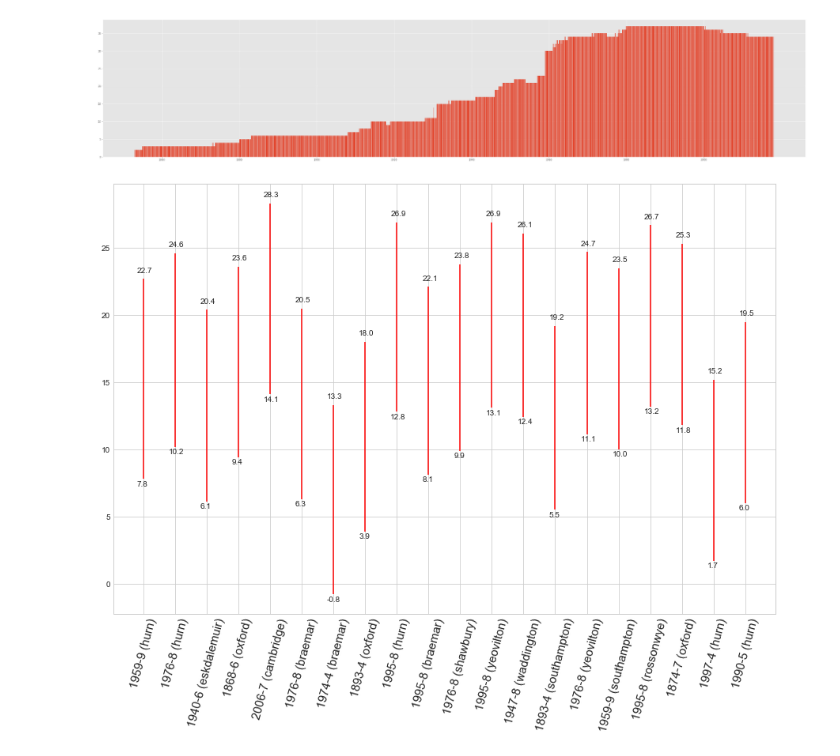
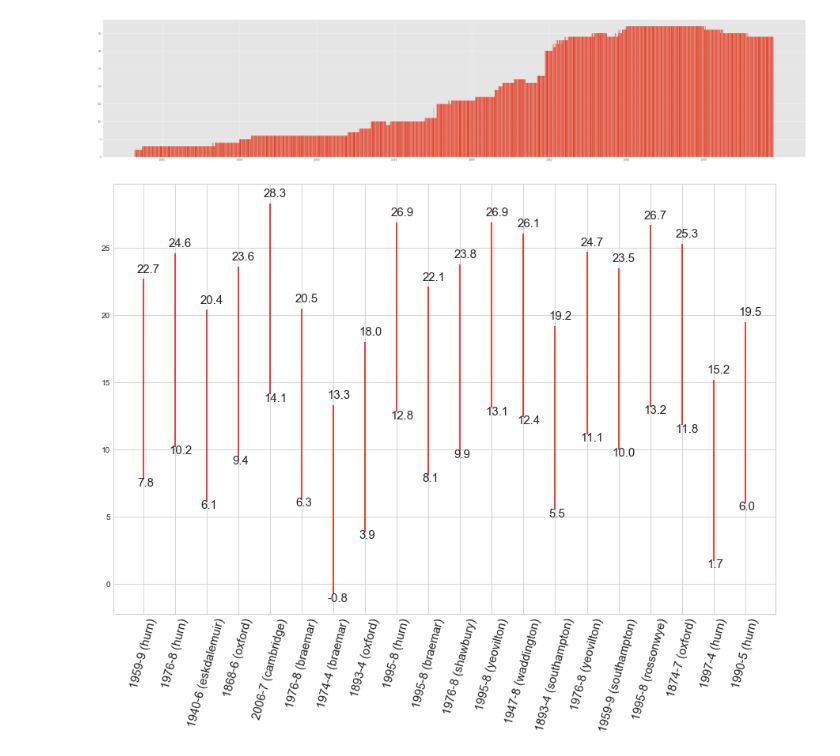
Before and after one commit to DanielJohnBenton/historic-monthly-meteorological-station-data, a Jupyter notebook: src/notes.ipynb, the cells around one changed output. Drawn from its saved outputs; the diff is of its cells as text; code cells hidden in the pictures.

Commit message:
improved graph

```diff
--- a/src/notes.ipynb
+++ b/src/notes.ipynb
@@ -110,20 +110,20 @@ leastVaried = tempsByRange[:sample]
 # %%
 matplotlib.rcParams["figure.figsize"] = (15, 10)
 pyplot.style.use("seaborn-whitegrid")
 
 things = mostVaried
 
 highs = [temp["HIGH"] for temp in things]
 lows = [temp["LOW"] for temp in things]
 labels = [temp["YEAR"] +"-"+ temp["MONTH"] +f" ({temp['STATION']})" for temp in things]
 
 pyplot.vlines(list(range(sample)), lows, highs, color="red")
 pyplot.xticks(list(range(sample)), labels, rotation=75, size=15)
 
 for i in range(sample):
-    pyplot.text(i - 0.2, highs[i] + 0.5, str(highs[i]), size=10)
-    pyplot.text(i - 0.2, lows[i] - 0.5, str(lows[i]), size=10)
+    pyplot.text(i - 0.2, highs[i] + 0.5, str(highs[i]), size=12, color="red")
+    pyplot.text(i - 0.2, lows[i] - 0.5, str(lows[i]), size=12)
 
 pyplot.show()
 # %% [output]
-[figure, old version]
+[figure, new version]
```
